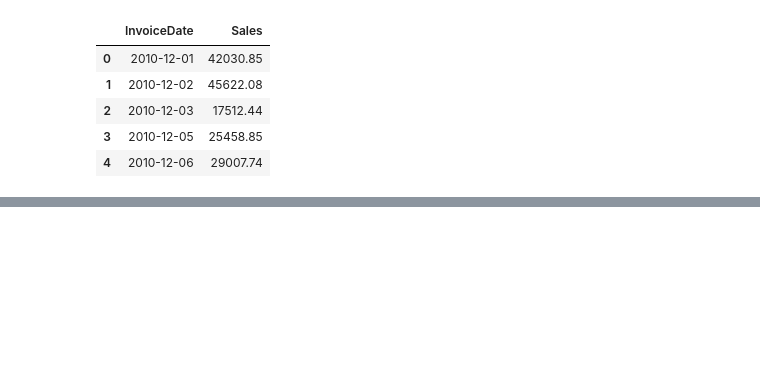
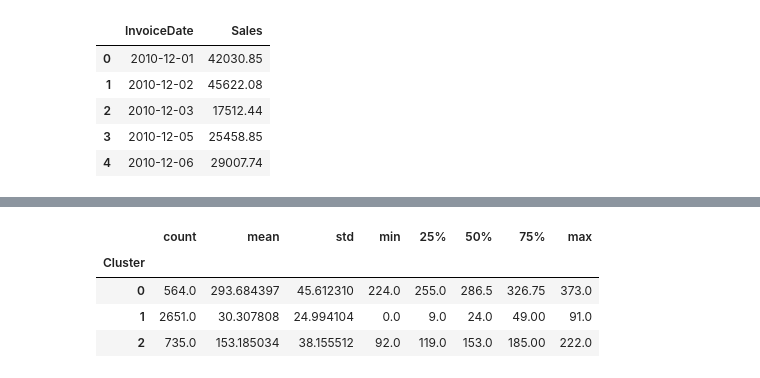
Before and after one commit to adrian5520/Machine-learning, a Jupyter notebook: basics_project/Customer_segmentation.ipynb, the cells around one changed output, grey strips where cells are left out. Saved outputs shown, nothing was run; the diff lists cells and outputs as text; code cells hidden in the pictures; blank space fills up the shorter version.

```diff
--- a/basics_project/Customer_segmentation.ipynb
+++ b/basics_project/Customer_segmentation.ipynb
@@ -185,0 +283,3 @@ fig.show()
+# %%
+data_retention_sc = data_user[['RetentionScaled']]
+data_retention_sc.head()
@@ -185,0 +293,11 @@ fig.show()
+# %%
+from sklearn.cluster import KMeans
+
+wcss = []
+for i in range(1, 10):
+    kmeans = KMeans(n_clusters=i, max_iter=1000)
+    kmeans.fit(data_retention_sc)
+    wcss.append(kmeans.inertia_)
+
+wcss = pd.DataFrame(data=np.c_[range(1,10), wcss], columns=['NumberOfClusters', 'WCSS'])
+wcss
@@ -185,0 +320,3 @@ fig.show()
+# %%
+kmeans = KMeans(n_clusters=3, max_iter=1000)
+kmeans.fit(data_retention_sc)
@@ -185,0 +325,3 @@ fig.show()
+# %%
+data_user['Cluster'] = kmeans.labels_
+data_user.head()
@@ -185,0 +335,9 @@ fig.show()
+# %%
+tmp = data_user.groupby('Cluster')['Retention'].describe()
+tmp
+# %% [output]
+|  | count | mean | std | min | 25% | 50% | 75% | max |
+| Cluster |  |  |  |  |  |  |  |  |
+| 0 | 564.0 | 293.684397 | 45.612310 | 224.0 | 255.0 | 286.5 | 326.75 | 373.0 |
+| 1 | 2651.0 | 30.307808 | 24.994104 | 0.0 | 9.0 | 24.0 | 49.00 | 91.0 |
+| 2 | 735.0 | 153.185034 | 38.155512 | 92.0 | 119.0 | 153.0 | 185.00 | 222.0 |
```
Also changed, not shown: parts of 49 cells of this notebook.
